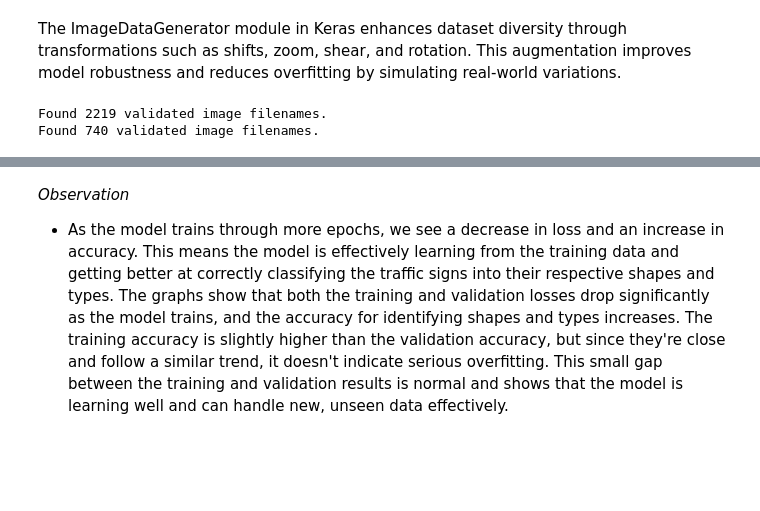
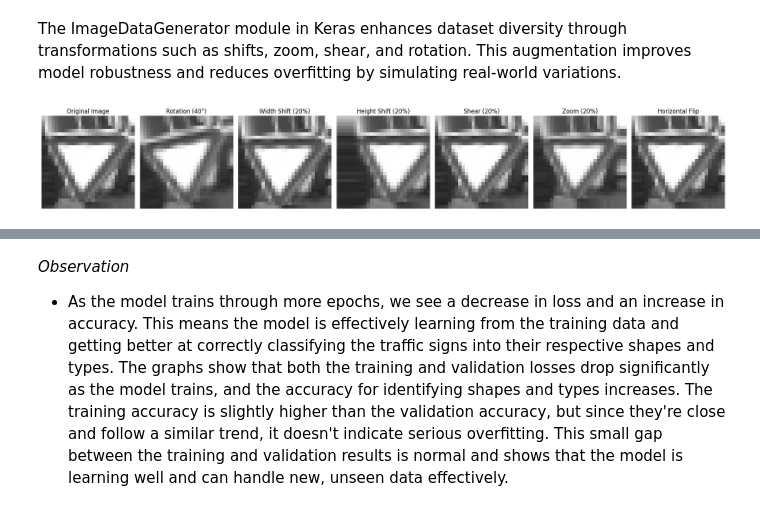
Before and after one commit to BenjapornW/Road-Traffic-Signs-Image-Classification-using-a-Neural-Network, a Jupyter notebook: s3959666_s3961136.ipynb, the cells around one changed output, grey strips where cells are left out. Saved outputs shown, nothing was run; the diff lists cells and outputs as text; code cells hidden in the pictures; blank space fills up the shorter version.

```diff
--- a/s3959666_s3961136.ipynb
+++ b/s3959666_s3961136.ipynb
@@ -492,36 +541,46 @@ val_data['Type'] = type_encoder.transform(val_data['Type'])
 #### Data Augmentation
 # %% [markdown]
 The ImageDataGenerator module in Keras enhances dataset diversity through transformations such as shifts, zoom, shear, and rotation. This augmentation improves model robustness and reduces overfitting by simulating real-world variations.
-# %%
-from tensorflow.keras.preprocessing.image import ImageDataGenerator
-
-# Data generators
-train_datagen = ImageDataGenerator(rescale=1./255, data_format='channels_last')
-val_datagen = ImageDataGenerator(rescale=1./255, data_format='channels_last')
-
-batch_size = 32
-
-# Modify generators to handle two types of labels
-train_generator = train_datagen.flow_from_dataframe(
-        dataframe=train_data,
-        directory='./',
-        x_col="image_path",
-        y_col=["Shape", "Type"],  # Two columns for y_col
-        target_size=(28, 28),  # Ensure target size matches the input size of the network
-        batch_size=batch_size,
-        class_mode='multi_output')
-
-validation_generator = val_datagen.flow_from_dataframe(
-        dataframe=val_data,
-        directory='./',
-        x_col="image_path",
-        y_col=["Shape", "Type"],  # Two columns for y_col
-        target_size=(28, 28),  # Ensure target size matches the input size of the network
-        batch_size=batch_size,
-        class_mode='multi_output')
-# %% [output]
-Found 2219 validated image filenames.
-Found 740 validated image filenames.
+# %%
+import matplotlib.pyplot as plt
+import numpy as np
+
+# Fetch an original image from the dataset
+original_images, _ = next(train_generator)  # Reset to get the first image consistently
+original_image = original_images[0]
+
+# Create separate generators for each specific augmentation to control and demonstrate each one
+augmentations = {
+    'Rotation (40°)': ImageDataGenerator(rotation_range=40),
+    'Width Shift (20%)': ImageDataGenerator(width_shift_range=0.2),
+    'Height Shift (20%)': ImageDataGenerator(height_shift_range=0.2),
+    'Shear (20%)': ImageDataGenerator(shear_range=0.2),
+    'Zoom (20%)': ImageDataGenerator(zoom_range=0.2),
+    'Horizontal Flip': ImageDataGenerator(horizontal_flip=True)
+}
+
+# Display the original image and each augmentation
+fig, axes = plt.subplots(1, len(augmentations) + 1, figsize=(20, 3))
+axes = axes.flatten()
+
+# Show the original image first
+axes[0].imshow(original_image)
+axes[0].axis('off')
+axes[0].set_title('Original Image')
+
+# Apply each augmentation and display the result
+for i, (desc, gen) in enumerate(augmentations.items(), start=1):
+    # Generate augmented image
+    # Must expand dimension of original_image to fit the generator input requirement
+    aug_image = gen.flow(np.expand_dims(original_image, 0), batch_size=1).next()[0]
+    axes[i].imshow(aug_image)
+    axes[i].axis('off')
+    axes[i].set_title(desc)
+
+plt.tight_layout()
+plt.show()
+# %% [output]
+[figure, added]
 # %%
 # history = model.fit_generator(train_generator, validation_data = validation_generator, epochs=50, verbose=0)
 # %%
```
Also changed, not shown: parts of 23 cells of this notebook.
